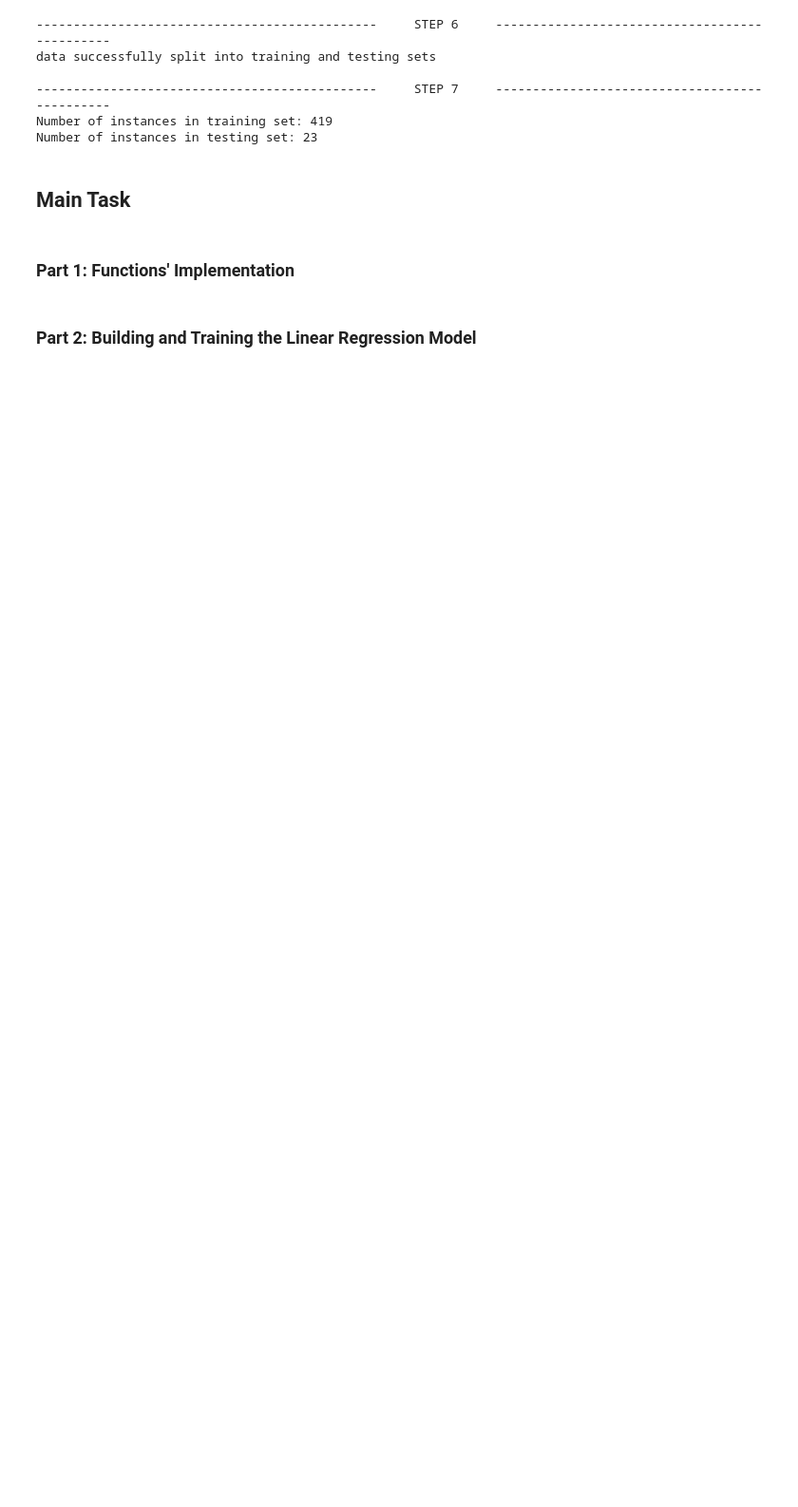
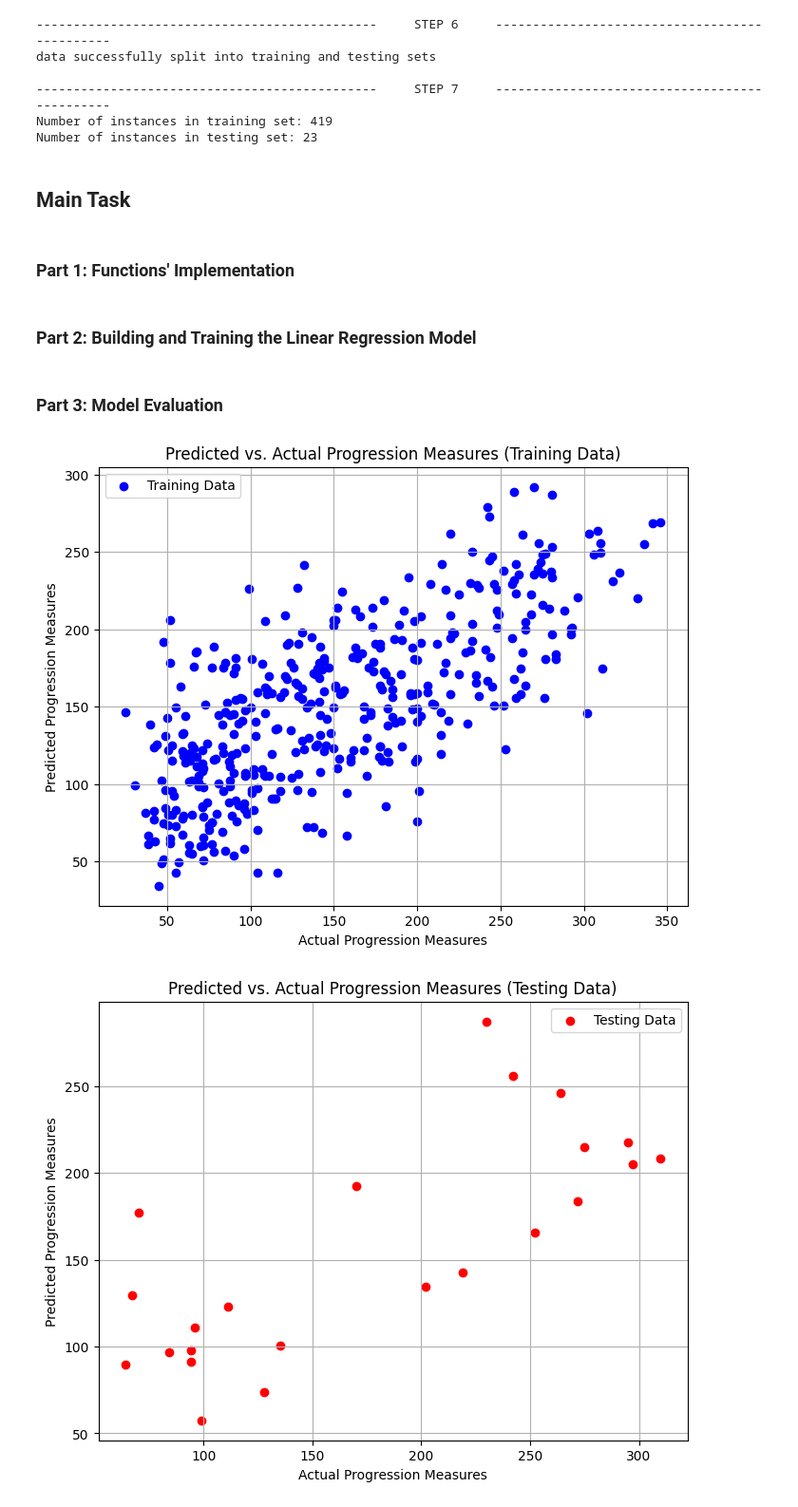
Before and after one commit to amirZZZkiller/DS-Course-Projects, a Jupyter notebook: CA4/DS-CA4.ipynb, the cells around one changed output. Shown: that part at 95% size. Saved outputs shown, nothing was run; the diff lists cells and outputs as text; code cells hidden in the pictures; blank space fills up the shorter version.

Commit message:
complete Part 3 of Main Task

```diff
--- a/CA4/DS-CA4.ipynb
+++ b/CA4/DS-CA4.ipynb
@@ -297,3 +298,56 @@ model = LinearRegressionFromScratch()
 
 # Step 5: Train the Model
 model.fit(X_train, y_train)
+# %% [markdown]
+### Part 3: Model Evaluation
+# %%
+# Step 1: Compare Predicted vs. Actual Values
+# Predict progression measures for both training and testing data
+y_train_pred = model.predict(X_train)
+y_test_pred = model.predict(X_test)
+
+# Scatter plot for training data
+plt.figure(figsize=(8, 6))
+plt.scatter(y_train, y_train_pred, color='blue', label='Training Data')
+plt.xlabel('Actual Progression Measures')
+plt.ylabel('Predicted Progression Measures')
+plt.title('Predicted vs. Actual Progression Measures (Training Data)')
+plt.legend()
+plt.grid(True)
+plt.show()
+
+# Scatter plot for testing data
+plt.figure(figsize=(8, 6))
+plt.scatter(y_test, y_test_pred, color='red', label='Testing Data')
+plt.xlabel('Actual Progression Measures')
+plt.ylabel('Predicted Progression Measures')
+plt.title('Predicted vs. Actual Progression Measures (Testing Data)')
+plt.legend()
+plt.grid(True)
+plt.show()
+
+# Step 2: Evaluate the Regression Model
+# Calculate evaluation metrics for training data
+mse_train = mean_squared_error(y_train, y_train_pred)
+mae_train = mean_absolute_error(y_train, y_train_pred)
+rmse_train = root_mean_squared_error(y_train, y_train_pred)
+r2_train = r2_score(y_train, y_train_pred)
+
+# Calculate evaluation metrics for testing data
+mse_test = mean_squared_error(y_test, y_test_pred)
+mae_test = mean_absolute_error(y_test, y_test_pred)
+rmse_test = root_mean_squared_error(y_test, y_test_pred)
+r2_test = r2_score(y_test, y_test_pred)
+
+# Organize evaluation metrics into a list of lists
+data = [
+    ["Train Set", mse_train, mae_train, rmse_train, r2_train],
+    ["Test Set", mse_test, mae_test, rmse_test, r2_test]
+]
+
+# Print the evaluation metrics in a table
+print("\nResult of Linear Regression Model\n")
+print(tabulate(data, headers=["Data Type/Optimizer", "MSE", "MAE", "RMSE", "R² Score"], tablefmt="grid"))
+# %% [output]
+[figure, added]
+[figure, added]
```
Also changed, not shown: parts of 2 cells of this notebook.
